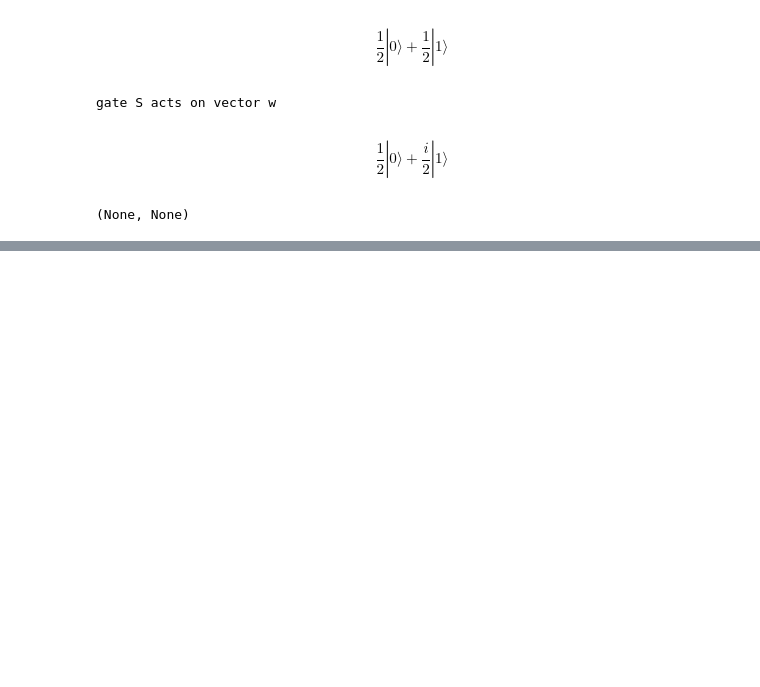
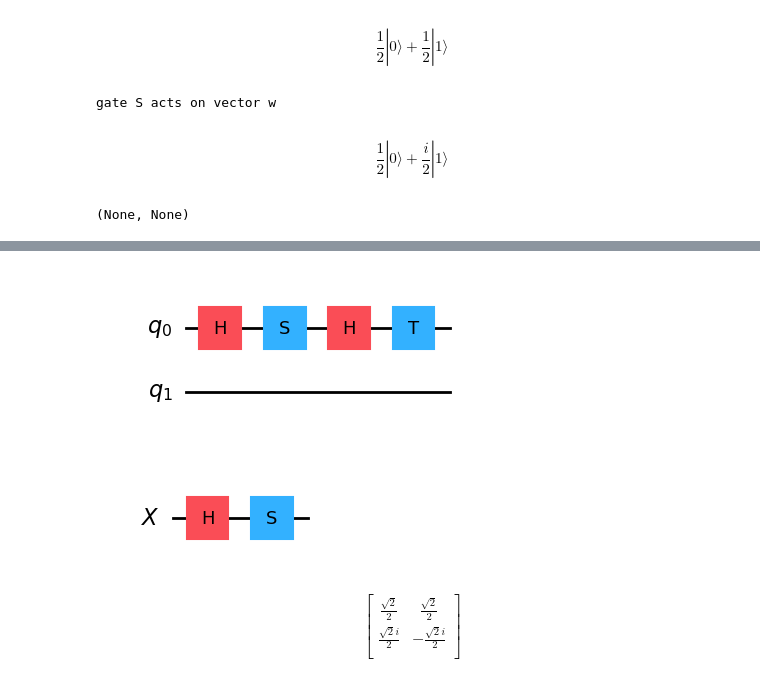
Before and after one commit to EvaaVos/Quantum_Computing_Course, a Jupyter notebook: Qiskit/Unit1_BasicQInformation.ipynb, the cells around one changed output, grey strips where cells are left out. Drawn from its saved outputs; the diff is of its cells as text; code cells hidden in the pictures; blank space fills up the shorter version.

```diff
--- a/Qiskit/Unit1_BasicQInformation.ipynb
+++ b/Qiskit/Unit1_BasicQInformation.ipynb
@@ -234,0 +259,29 @@ jhvufj
+# %%
+circuit = QuantumCircuit(2)  # Circuit of two qubits (q0 and q1)
+
+## Apply gates on q0
+circuit.h(0)
+circuit.s(0)
+circuit.h(0)
+circuit.t(0)
+display(circuit.draw(output="mpl"))
+
+## By default the quibits are called as q0, q1 ... but we can create our own register
+
+X = QuantumRegister(1, "X")
+circuit_X = QuantumCircuit(X)
+circuit_X.h(X)
+circuit_X.s(X)
+display(circuit_X.draw(output="mpl"))
+
+## We can visualize the matrix form of the gates
+display(Operator.from_circuit(circuit_X).draw("latex"))
+# %% [output]
+[figure, added]
+[figure, added]
+$$
+\begin{bmatrix}
+\frac{\sqrt{2}}{2} & \frac{\sqrt{2}}{2}  \\
+ \frac{\sqrt{2} i}{2} & - \frac{\sqrt{2} i}{2}  \\
+ \end{bmatrix}
+$$
```
Also changed, not shown: parts of 14 cells of this notebook.
